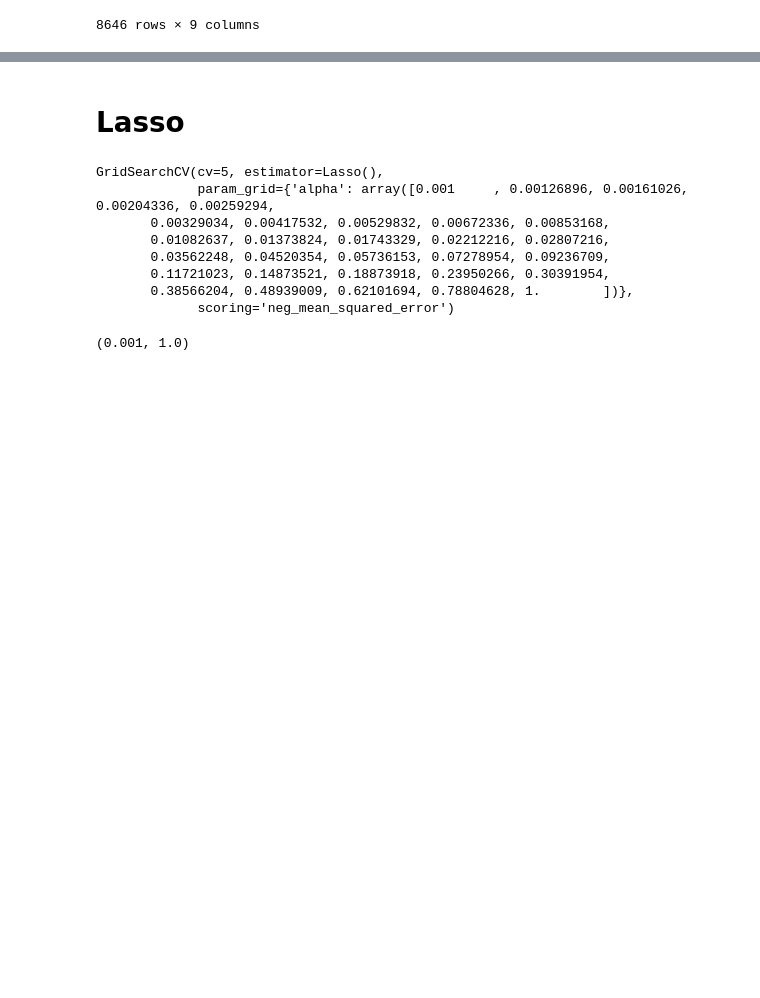
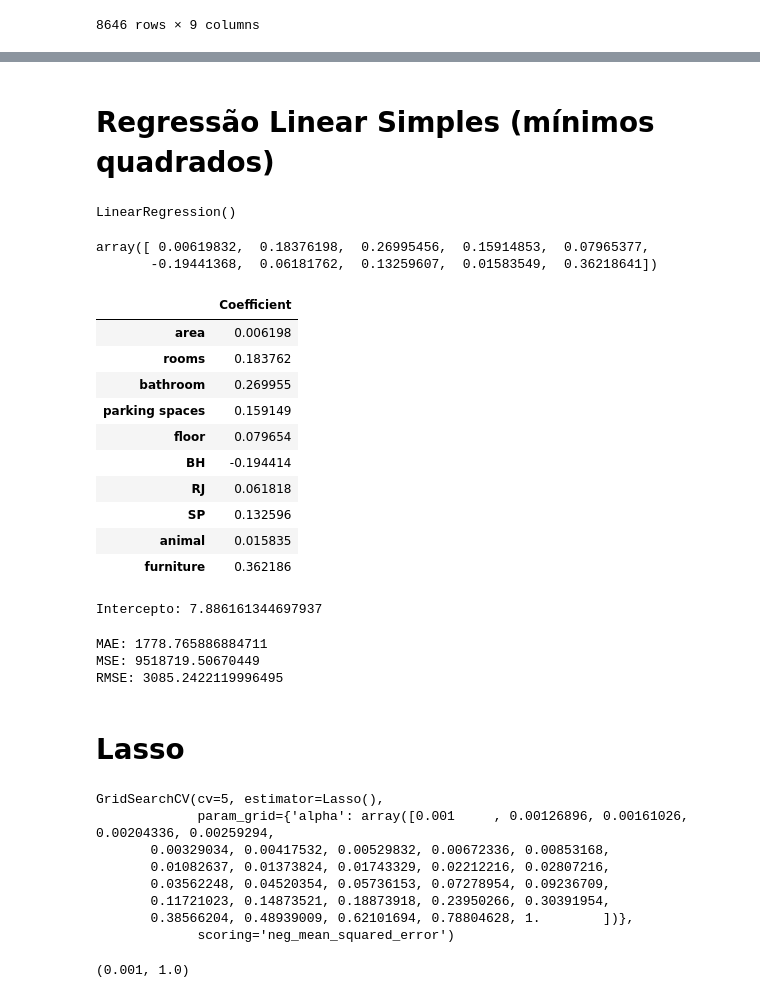
Before and after one commit to escobar-felipe/ML-ufscar, a Jupyter notebook: Lista_01.ipynb, the cells around one changed output, grey strips where cells are left out. Saved outputs shown, nothing was run; the diff lists cells and outputs as text; code cells hidden in the pictures; blank space fills up the shorter version.

```diff
--- a/Lista_01.ipynb
+++ b/Lista_01.ipynb
@@ -276,5 +292,47 @@ y  =np.log(df['rent amount (R$)'])
 # %%
 x_train, x_test, y_train, y_test = train_test_split(x, y, test_size=0.3, random_state=42)
-# %% [markdown]
-# Lasso
+# %% [markdown]
+# Regressão Linear Simples (mínimos quadrados)
+# %%
+LR = LinearRegression()
+# %%
+LR.fit(x_train,y_train)
+# %% [output]
+LinearRegression()
+# %%
+LR.coef_
+# %% [output]
+array([ 0.00619832,  0.18376198,  0.26995456,  0.15914853,  0.07965377,
+       -0.19441368,  0.06181762,  0.13259607,  0.01583549,  0.36218641])
+# %%
+coeff_df_lr = pd.DataFrame(LR.coef_,df_transf.columns,columns=['Coefficient'])
+# %%
+coeff_df_lr
+# %% [output]
+|  | Coefficient |
+| area | 0.006198 |
+| rooms | 0.183762 |
+| bathroom | 0.269955 |
+| parking spaces | 0.159149 |
+| floor | 0.079654 |
+| BH | -0.194414 |
+| RJ | 0.061818 |
+| SP | 0.132596 |
+| animal | 0.015835 |
+| furniture | 0.362186 |
+# %%
+print('Intercepto:',LR.intercept_)
+# %% [output]
+Intercepto: 7.886161344697937
+# %%
+y_pred_lr = LR.predict(x_test)
+print('MAE:', mean_absolute_error(np.exp(y_test), np.exp(y_pred_lr)))
+print('MSE:', mean_squared_error(np.exp(y_test), np.exp(y_pred_lr)))
+print('RMSE:', np.sqrt(mean_squared_error(np.exp(y_test), np.exp(y_pred_lr))))
+# %% [output]
+MAE: 1778.765886884711
+MSE: 9518719.50670449
+RMSE: 3085.2422119996495
+# %% [markdown]
+# Lasso
 # %%
```
Also changed, not shown: parts of 82 cells of this notebook.
